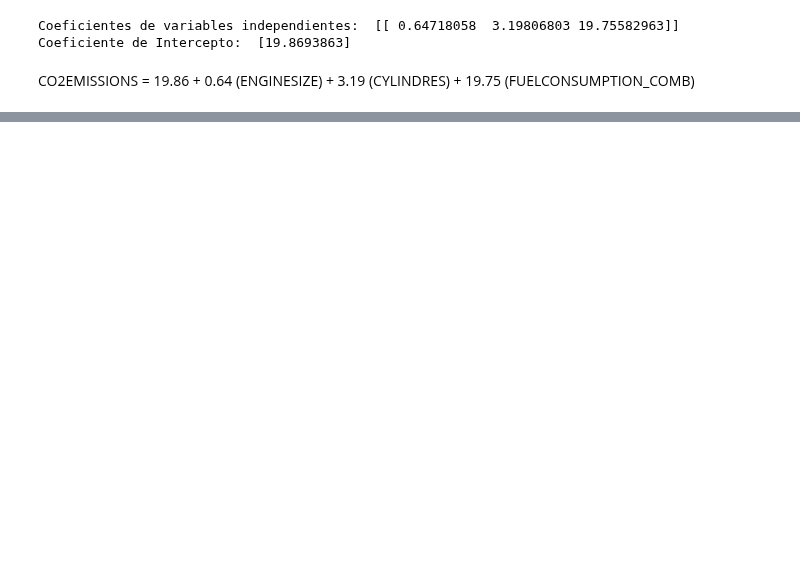
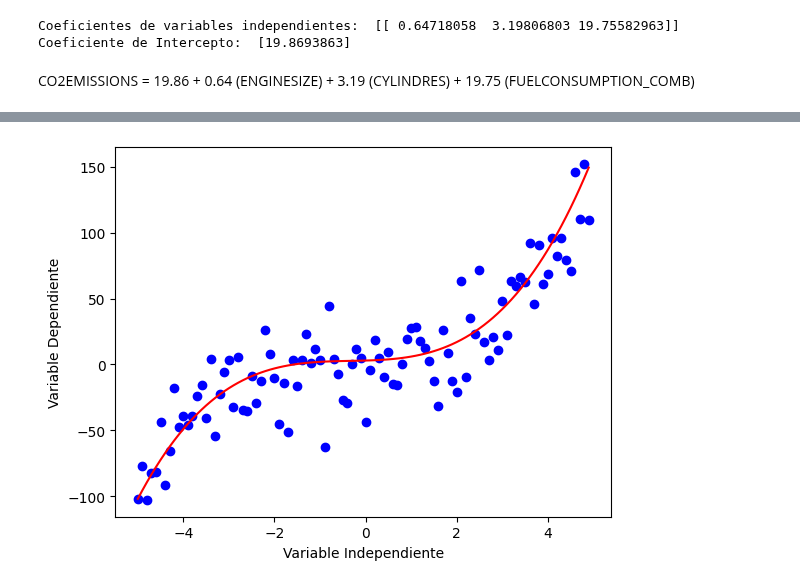
Before and after one commit to Benmaza/Benmaza, a Jupyter notebook: EBAC/Consumodegasolina.ipynb, the cells around one changed output, grey strips where cells are left out. Cells and saved outputs as stored; diff of their text form; code cells hidden in the pictures; blank space fills up the shorter version.

```diff
--- a/EBAC/Consumodegasolina.ipynb
+++ b/EBAC/Consumodegasolina.ipynb
@@ -264,0 +302,19 @@ R2-score: 0.95
+# %%
+# MODELO POLINOMIAL DE GRADO 3
+
+def pol_grado3(x,Beta_0,Beta_1,Beta_2,Beta_3):
+    y = Beta_0 + Beta_1*x + Beta_2*(x**2) + Beta_3*(x**3)
+    return y
+# %%
+x = np.arange(-5.0, 5.0, 0.1)
+y = pol_grado3(x,3,1,1,1)
+y_noise = 20 * np.random.normal(0,1,size=x.size)
+ydata = y + y_noise
+# %%
+plt.plot(x, ydata,  'bo')
+plt.plot(x,y, 'r')
+plt.ylabel('Variable Dependiente')
+plt.xlabel('Variable Independiente')
+plt.show()
+# %% [output]
+[figure, added]
```
Also changed, not shown: parts of 26 cells of this notebook, 3 other files.
